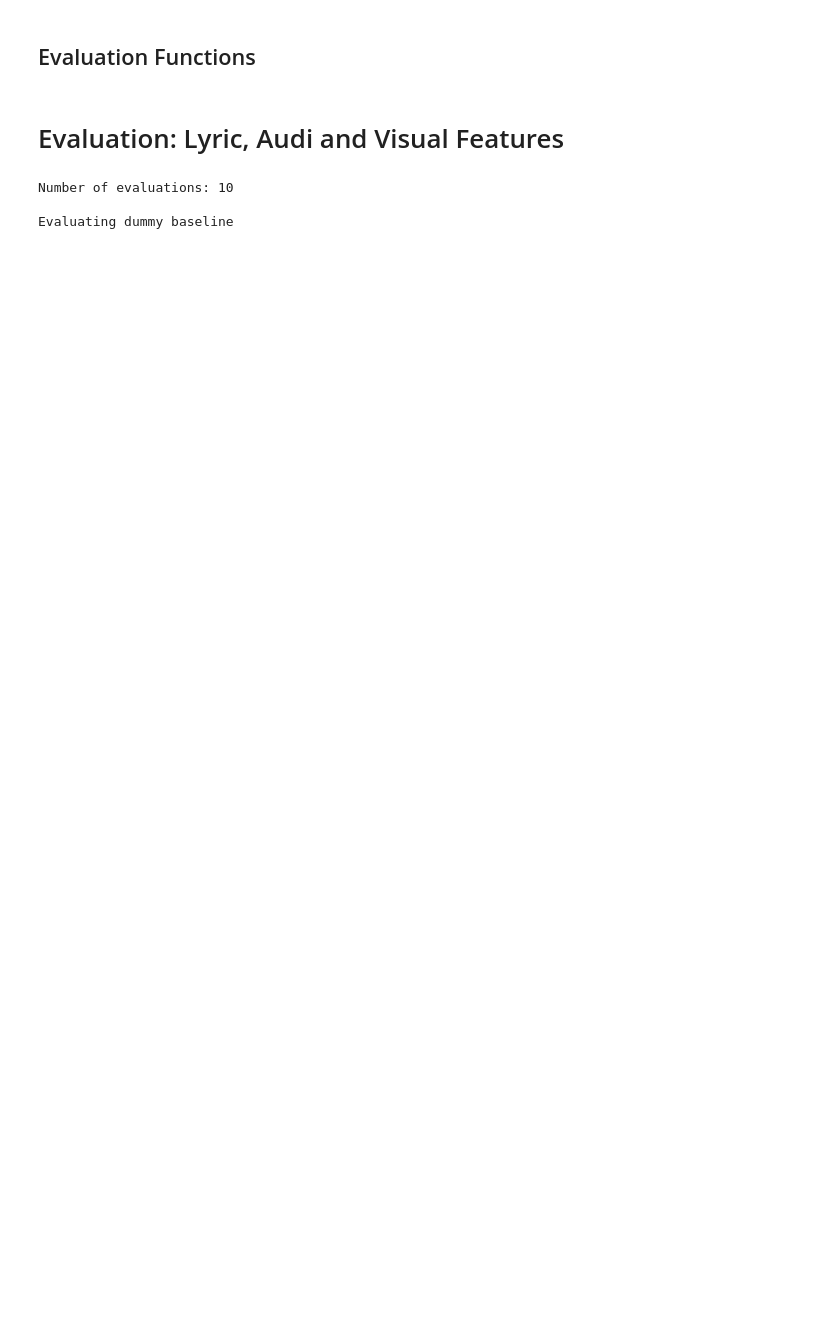
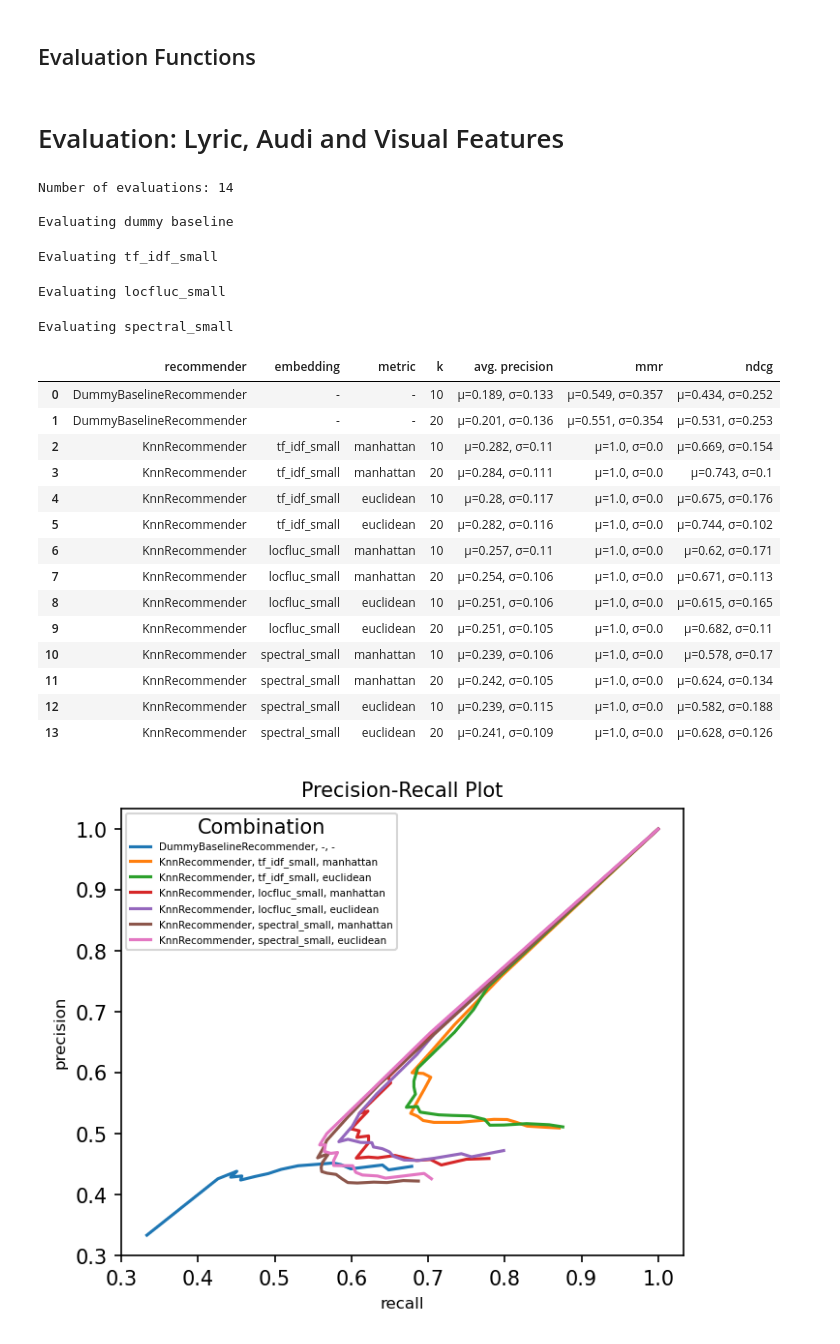
Before and after one commit to MMSR-Group-E/RecommenderSystembasedonLyrics, a Jupyter notebook: Task 2.ipynb, the cells around one changed output. Drawn from its saved outputs; the diff is of its cells as text; code cells hidden in the pictures; blank space fills up the shorter version.

Commit message:
Fixed Table measures

```diff
--- a/Task 2.ipynb
+++ b/Task 2.ipynb
@@ -237,24 +238,21 @@ def preprocess_k_predictions(predictions, relevance_matrix_row, k):
 
 def evaluate_metrics(query_index, retrived_indices, relevance_matrix, k_values):
     predictions, relevance_matrix_row = preprocess_predictions(query_index, retrived_indices, relevance_matrix)
-    temp_result = [[], [], [], [], []] # avg prec, mmr, ndcg, prec, recall
-    for ki in range(1, max(k_values)+1):
-        first_k_predictions, nr_relevant_predicted_in_k, nr_of_relevant_target_in_k = preprocess_k_predictions(predictions, relevance_matrix_row, ki)
-        for kj in k_values:
-            # for average prec, mmr, ndcg only compute metrics at k_values
-            if ki == kj:
-                temp_result[0].append(get_average_precision(first_k_predictions, nr_of_relevant_target_in_k))
-                temp_result[1].append(get_mean_reciprocal_rank(first_k_predictions))
-                temp_result[2].append(get_ndcg(first_k_predictions, nr_of_relevant_target_in_k))
-        # for prec, recall compute at each k
-        temp_result[3].append(get_precision(nr_relevant_predicted_in_k, nr_of_relevant_target_in_k))
-        temp_result[4].append(get_recall(nr_relevant_predicted_in_k, ki))
-    # flatten result
-    result = []
-    for array in temp_result:
-        result += array
-    return result
+    result = [[], [], [], [], []] # avg prec, mmr, ndcg, prec, recall
 
+    # for average prec, mmr, ndcg only compute metrics at k_values
+    for k in k_values:
+        first_k_predictions, nr_relevant_predicted_in_k, nr_of_relevant_target_in_k = preprocess_k_predictions(predictions, relevance_matrix_row, k)
+        result[0].append(get_average_precision(first_k_predictions, nr_of_relevant_target_in_k))
+        result[1].append(get_mean_reciprocal_rank(first_k_predictions))
+        result[2].append(get_ndcg(first_k_predictions, nr_of_relevant_target_in_k))
+
+    # for prec, recall compute at each k
+    for k in range(1, max(k_values)+1):
+        first_k_predictions, nr_relevant_predicted_in_k, nr_of_relevant_target_in_k = preprocess_k_predictions(predictions, relevance_matrix_row, k)
+        result[3].append(get_precision(nr_relevant_predicted_in_k, k))
+        result[4].append(get_recall(nr_relevant_predicted_in_k, nr_of_relevant_target_in_k))
+    return flatten(result)
 
 def format_evaluation(eval_mean, eval_std, recommender_name, embedding_name, metric, k_values):
 
@@ -263,7 +261,7 @@ def format_evaluation(eval_mean, eval_std, recommender_name, embedding_name, met
     for i, k in enumerate(k_values):
         table_result.append([recommender_name, embedding_name, metric, k])
         for j in range(3):
-            table_result[i].append(f"μ={round(eval_mean[i*j], 3)}, σ={round(eval_std[i*j], 3)}")
+            table_result[i].append(f"μ={round(eval_mean[j*len(k_values)+i], 3)}, σ={round(eval_std[j*len(k_values)+i], 3)}")
 
     # 2. reorder prec/recall for plot
     first_prec_index = 3*len(k_values)
@@ -404,12 +402,12 @@ conf = {
     "embeddings": {
         # lyric features
         "tf_idf_small": Embedding(tfidf_ids, LSA(tfidf_array, 10)),
-        "word2vec_small":  Embedding(word2vec_ids, LSA(word2vec_array, 10)),
+        #"word2vec_small":  Embedding(word2vec_ids, LSA(word2vec_array, 10)),
         #"bert_small":  Embedding(bert_ids, LSA(bert_array, 10)),
         #audio and visual features
-        #"locfluc_small": Embedding(locfluc_ids, LSA(locfluc_array, 10)),
+        "locfluc_small": Embedding(locfluc_ids, LSA(locfluc_array, 10)),
         #"resnet_small": Embedding(resnet_ids, LSA(resnet_array, 10)),
-        #"spectral_small": Embedding(spectral_ids, LSA(spectral_array, 10)),
+        "spectral_small": Embedding(spectral_ids, LSA(spectral_array, 10)),
         #"mfcc_small": Embedding(mfcc_ids, LSA(mfcc_array, 10))
     },
     "metrics" : [
@@ -421,9 +419,28 @@ conf = {
         20
     ]
 }
-# %%
-conf_evaluation(conf, sample_fraction=0.002)
-# %% [output]
-Number of evaluations: 10
-
-Evaluating dummy baseline
+# %%
+conf_evaluation(conf, sample_fraction=0.0004)
+# %% [output]
+Number of evaluations: 14
+
+Evaluating dummy baseline
+Evaluating tf_idf_small
+Evaluating locfluc_small
+Evaluating spectral_small
+|  | recommender | embedding | metric | k | avg. precision | mmr | ndcg |
+| 0 | DummyBaselineRecommender | - | - | 10 | μ=0.189, σ=0.133 | μ=0.549, σ=0.357 | μ=0.434, σ=0.252 |
+| 1 | DummyBaselineRecommender | - | - | 20 | μ=0.201, σ=0.136 | μ=0.551, σ=0.354 | μ=0.531, σ=0.253 |
+| 2 | KnnRecommender | tf_idf_small | manhattan | 10 | μ=0.282, σ=0.11 | μ=1.0, σ=0.0 | μ=0.669, σ=0.154 |
+| 3 | KnnRecommender | tf_idf_small | manhattan | 20 | μ=0.284, σ=0.111 | μ=1.0, σ=0.0 | μ=0.743, σ=0.1 |
+| 4 | KnnRecommender | tf_idf_small | euclidean | 10 | μ=0.28, σ=0.117 | μ=1.0, σ=0.0 | μ=0.675, σ=0.176 |
+| 5 | KnnRecommender | tf_idf_small | euclidean | 20 | μ=0.282, σ=0.116 | μ=1.0, σ=0.0 | μ=0.744, σ=0.102 |
+| 6 | KnnRecommender | locfluc_small | manhattan | 10 | μ=0.257, σ=0.11 | μ=1.0, σ=0.0 | μ=0.62, σ=0.171 |
+| 7 | KnnRecommender | locfluc_small | manhattan | 20 | μ=0.254, σ=0.106 | μ=1.0, σ=0.0 | μ=0.671, σ=0.113 |
+| 8 | KnnRecommender | locfluc_small | euclidean | 10 | μ=0.251, σ=0.106 | μ=1.0, σ=0.0 | μ=0.615, σ=0.165 |
+| 9 | KnnRecommender | locfluc_small | euclidean | 20 | μ=0.251, σ=0.105 | μ=1.0, σ=0.0 | μ=0.682, σ=0.11 |
+| 10 | KnnRecommender | spectral_small | manhattan | 10 | μ=0.239, σ=0.106 | μ=1.0, σ=0.0 | μ=0.578, σ=0.17 |
+| 11 | KnnRecommender | spectral_small | manhattan | 20 | μ=0.242, σ=0.105 | μ=1.0, σ=0.0 | μ=0.624, σ=0.134 |
+| 12 | KnnRecommender | spectral_small | euclidean | 10 | μ=0.239, σ=0.115 | μ=1.0, σ=0.0 | μ=0.582, σ=0.188 |
+| 13 | KnnRecommender | spectral_small | euclidean | 20 | μ=0.241, σ=0.109 | μ=1.0, σ=0.0 | μ=0.628, σ=0.126 |
+[figure, added]
```
Also changed, not shown: parts of 13 cells of this notebook.
